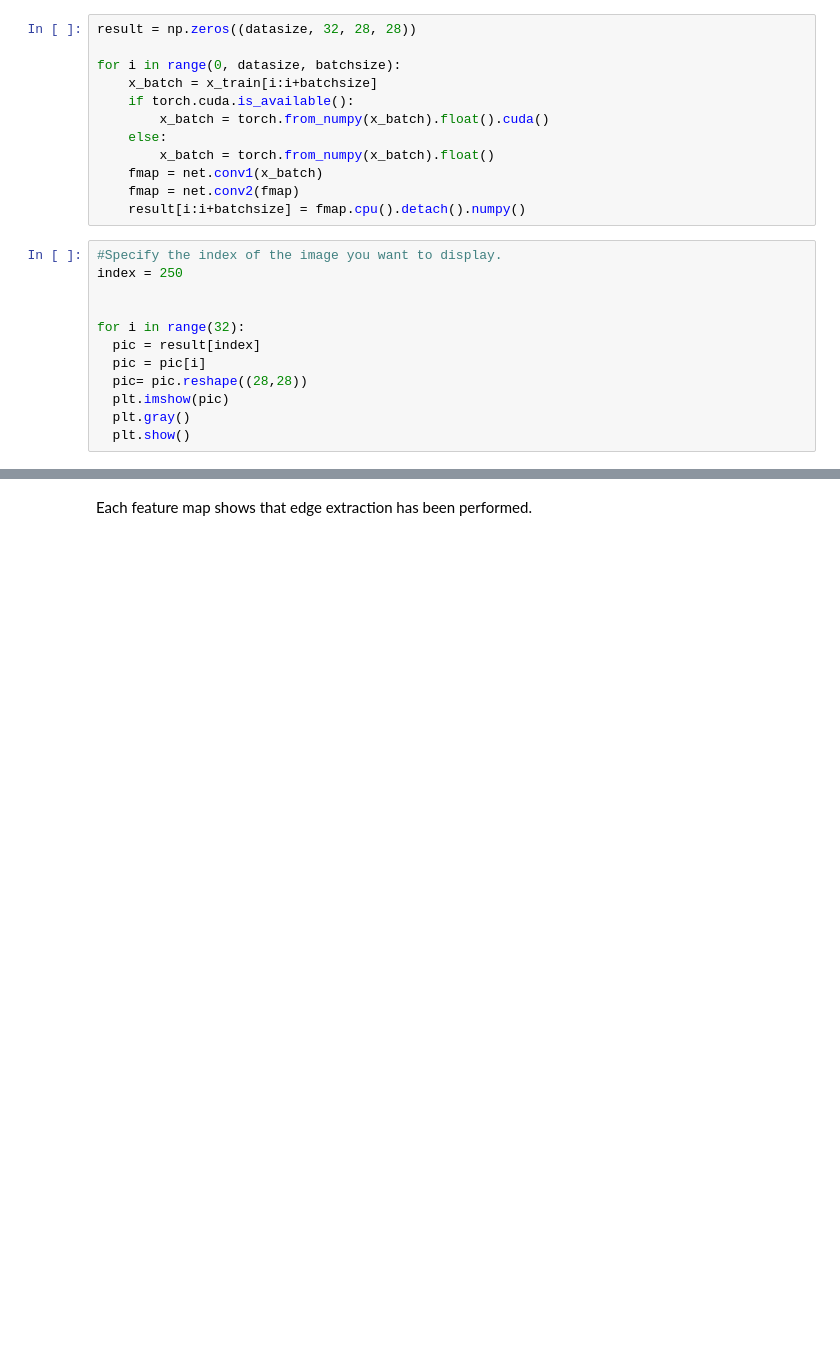
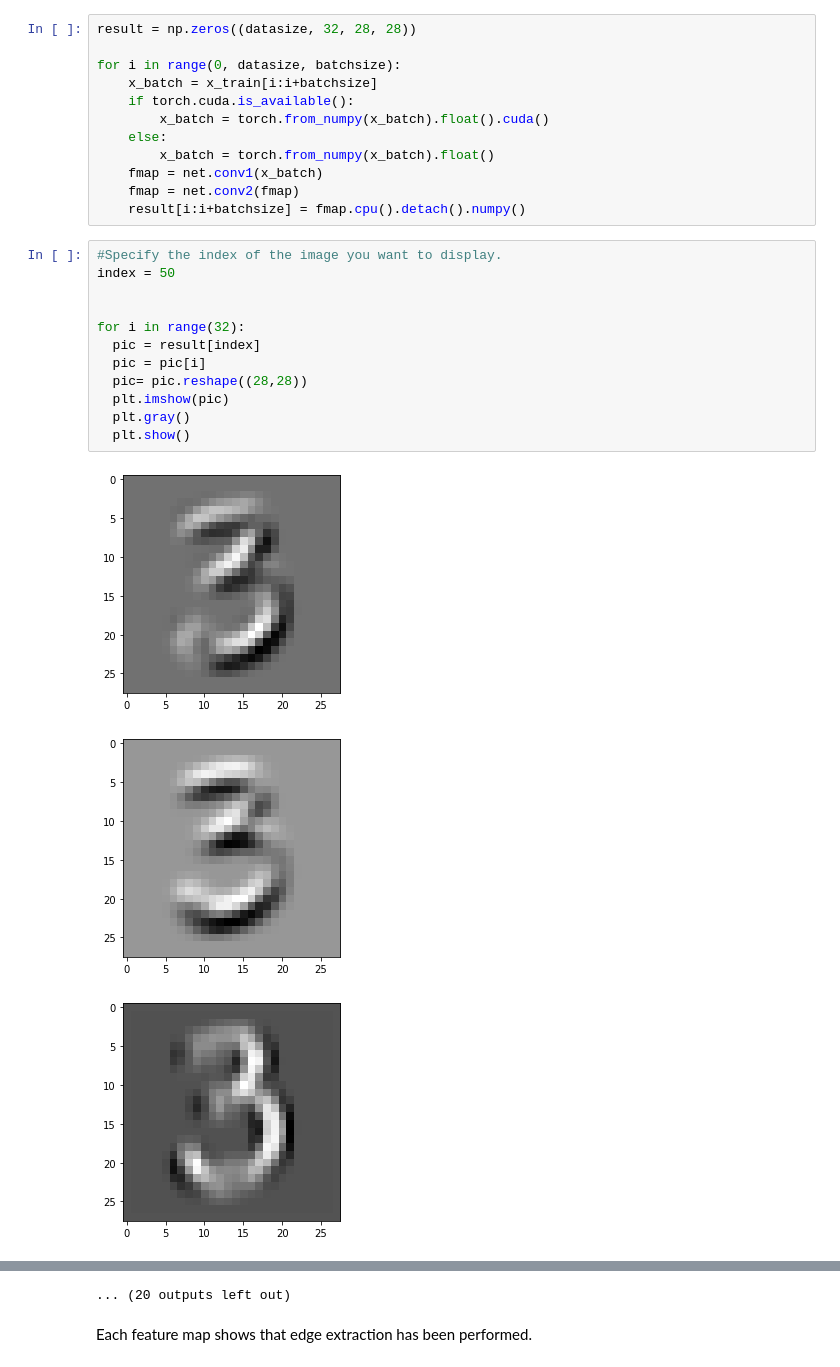
Before and after one commit to namoshi/dl_intro, a Jupyter notebook: lab_tutorial1.ipynb, the cells around one changed output, grey strips where cells are left out. Cells and saved outputs as stored; diff of their text form; blank space fills up the shorter version.

```diff
--- a/lab_tutorial1.ipynb
+++ b/lab_tutorial1.ipynb
@@ -838,13 +863,17 @@ for i in range(0, datasize, batchsize):
 	result[i:i+batchsize] = fmap.cpu().detach().numpy()
 # %%
 #Specify the index of the image you want to display.
-index = 250
+index = 50
 
 
 for i in range(32):
   pic = result[index]
   pic = pic[i]
   pic= pic.reshape((28,28))
   plt.imshow(pic)
   plt.gray()
   plt.show()
+# %% [output]
+[figure, added]
+[figure, added]
+[figure, added]
@@ -851,2 +889,3 @@ for i in range(32):
+... (20 outputs left out)
 # %% [markdown]
 Each feature map shows that edge extraction has been performed.
```
Also changed, not shown: parts of 25 cells of this notebook.
